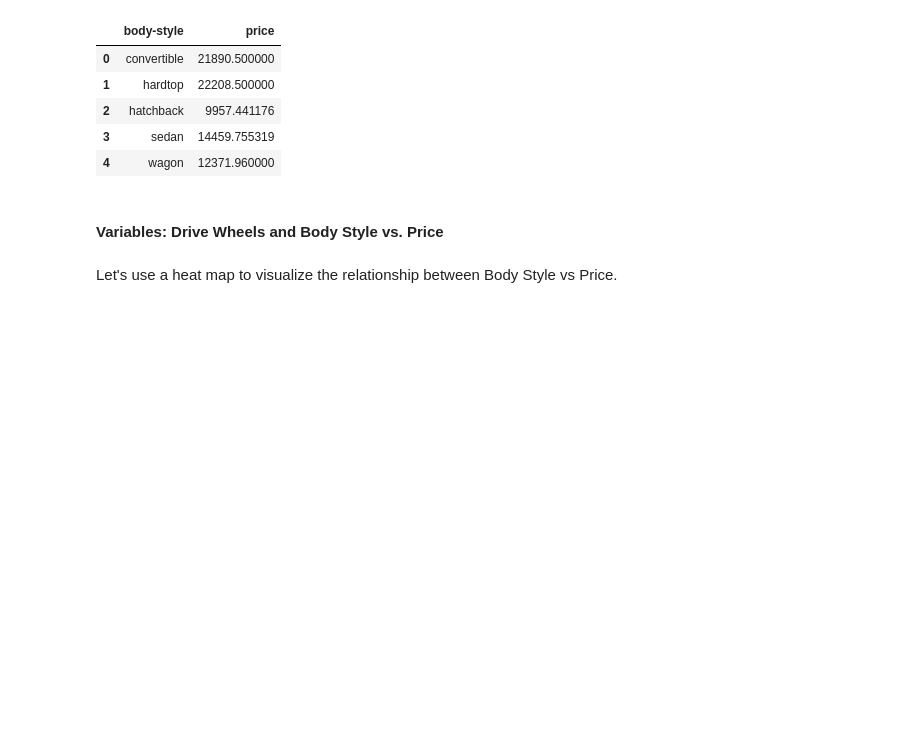
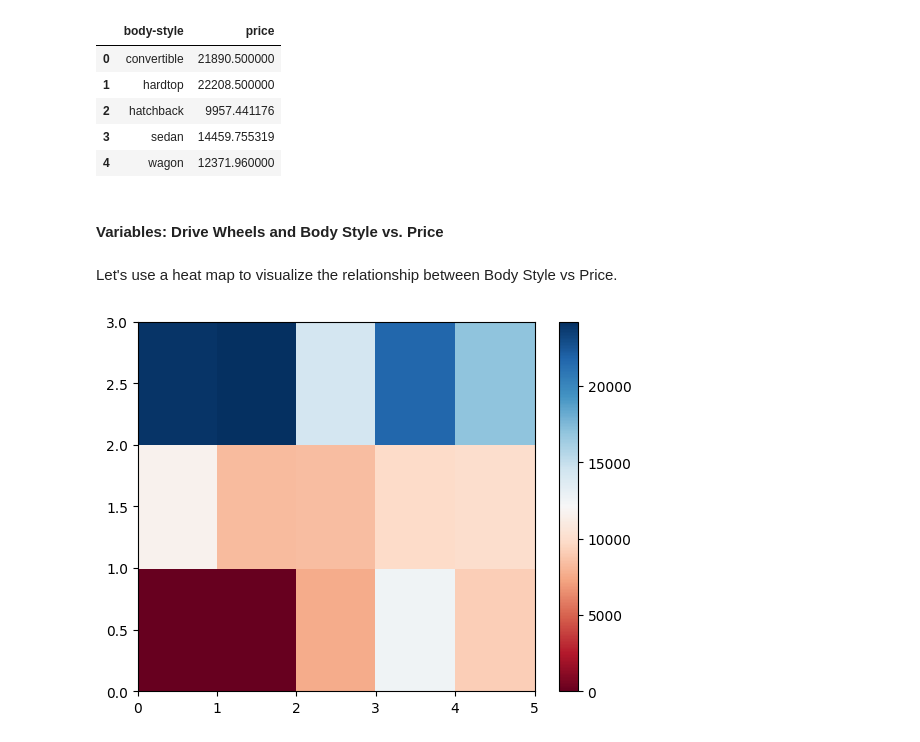
Before and after one commit to giuliamf/applied-datascience, a Jupyter notebook: 2. Data Analysis with Python/3.exploratory_analysis.ipynb, the cells around one changed output. Cells and saved outputs as stored; diff of their text form; code cells hidden in the pictures; blank space fills up the shorter version.

```diff
--- a/2. Data Analysis with Python/3.exploratory_analysis.ipynb
+++ b/2. Data Analysis with Python/3.exploratory_analysis.ipynb
@@ -405,3 +405,9 @@ df_group_two
 <h4>Variables: Drive Wheels and Body Style vs. Price</h4>
 # %% [markdown]
 Let's use a heat map to visualize the relationship between Body Style vs Price.
+# %%
+plt.pcolor(pivot_group_one, cmap='RdBu')
+plt.colorbar()
+plt.show()
+# %% [output]
+[figure, added]
```
Also changed, not shown: parts of 56 cells of this notebook, 2 other files.
